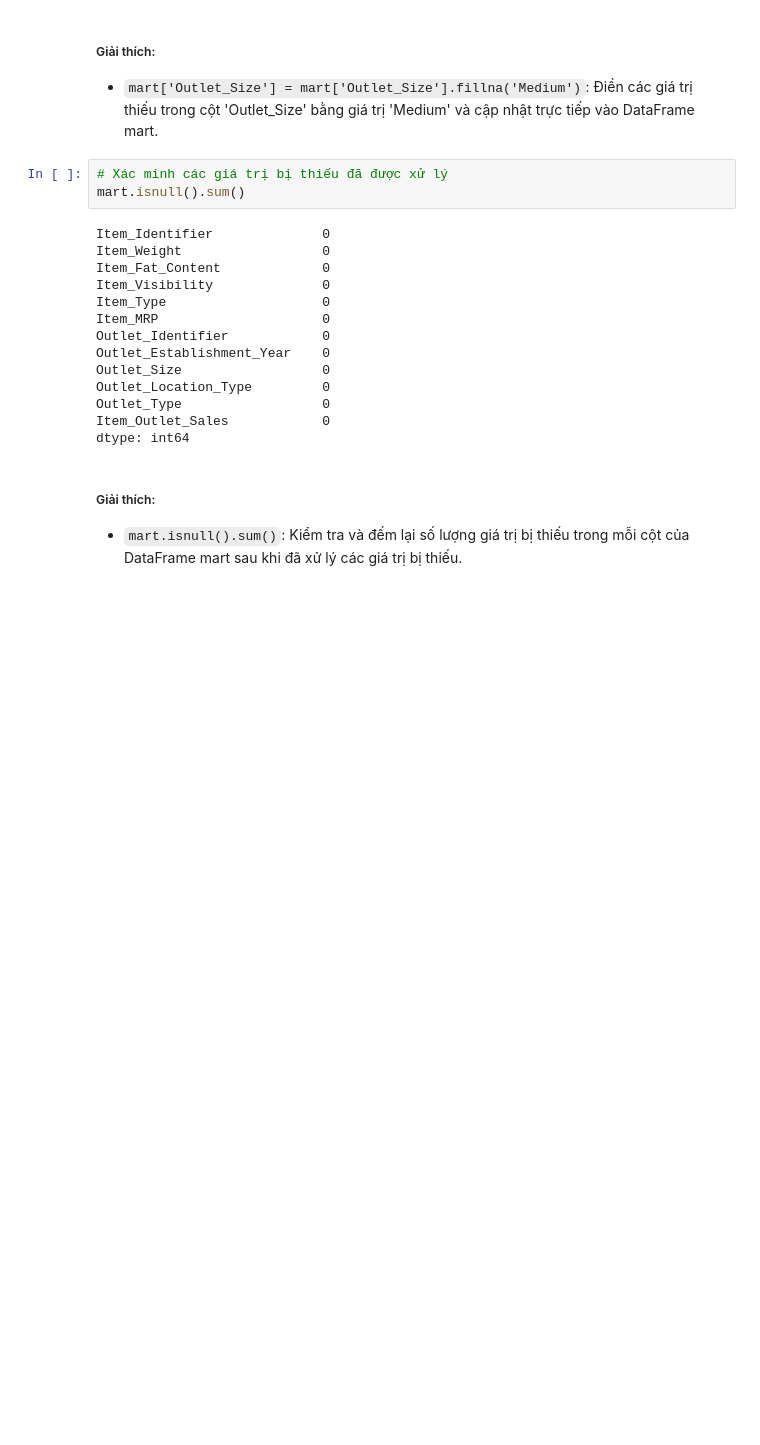
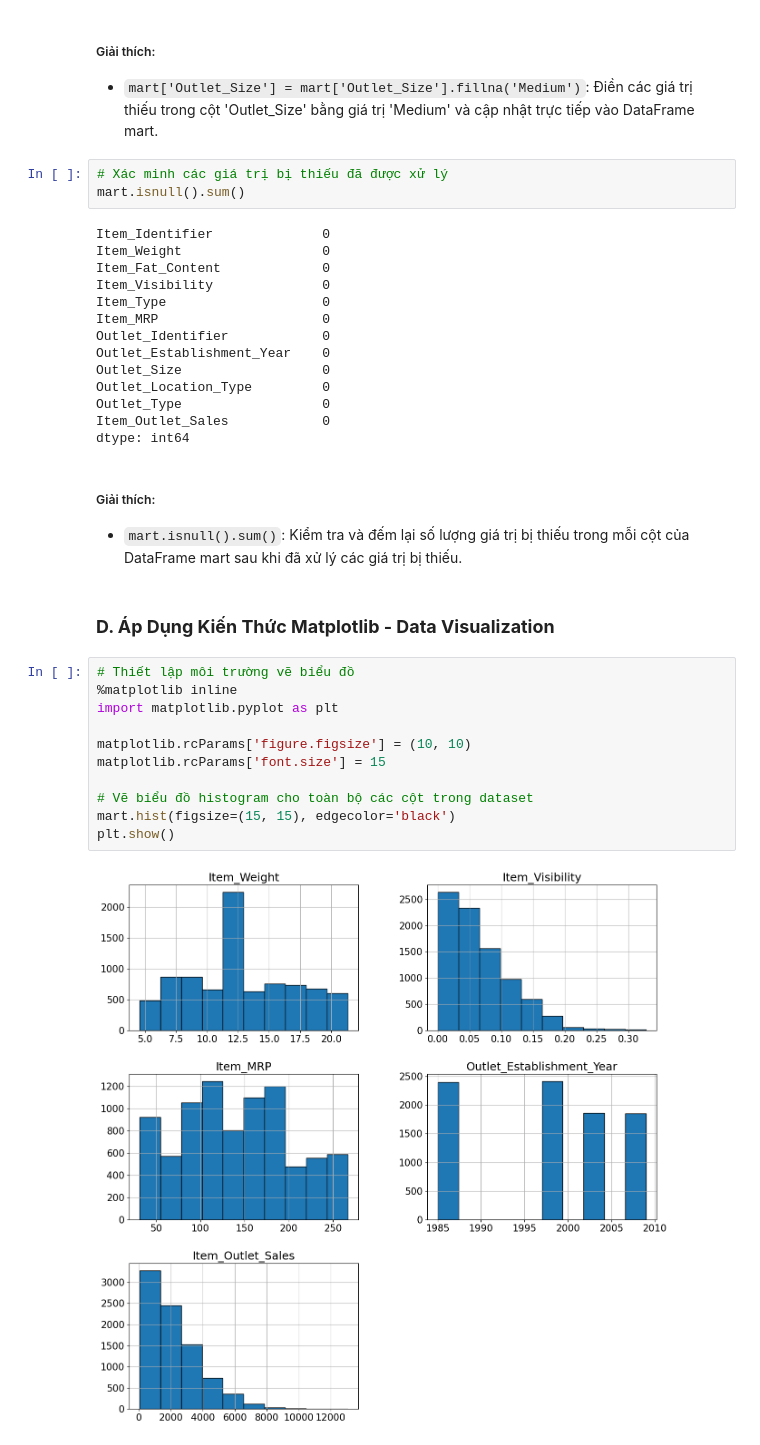
Before and after one commit to MeiCloudie/demo-python-data-analyst, a Jupyter notebook: bigmart-sales/bigmart_sales.ipynb, the cells around one changed output. Drawn from its saved outputs; the diff is of its cells as text; blank space fills up the shorter version.

Commit message:
feat(bigmart): Update Matplotlib - Data Visualization section

```diff
--- a/bigmart-sales/bigmart_sales.ipynb
+++ b/bigmart-sales/bigmart_sales.ipynb
@@ -327,3 +327,18 @@ dtype: int64
 ##### Giải thích:
 
 - ``mart.isnull().sum()``: Kiểm tra và đếm lại số lượng giá trị bị thiếu trong mỗi cột của DataFrame mart sau khi đã xử lý các giá trị bị thiếu.
+# %% [markdown]
+### **D. Áp Dụng Kiến Thức Matplotlib - Data Visualization**
+# %%
+# Thiết lập môi trường vẽ biểu đồ
+%matplotlib inline
+import matplotlib.pyplot as plt
+
+matplotlib.rcParams['figure.figsize'] = (10, 10)
+matplotlib.rcParams['font.size'] = 15
+
+# Vẽ biểu đồ histogram cho toàn bộ các cột trong dataset
+mart.hist(figsize=(15, 15), edgecolor='black')
+plt.show()
+# %% [output]
+[figure, added]
```
Also changed, not shown: parts of 13 cells of this notebook.
